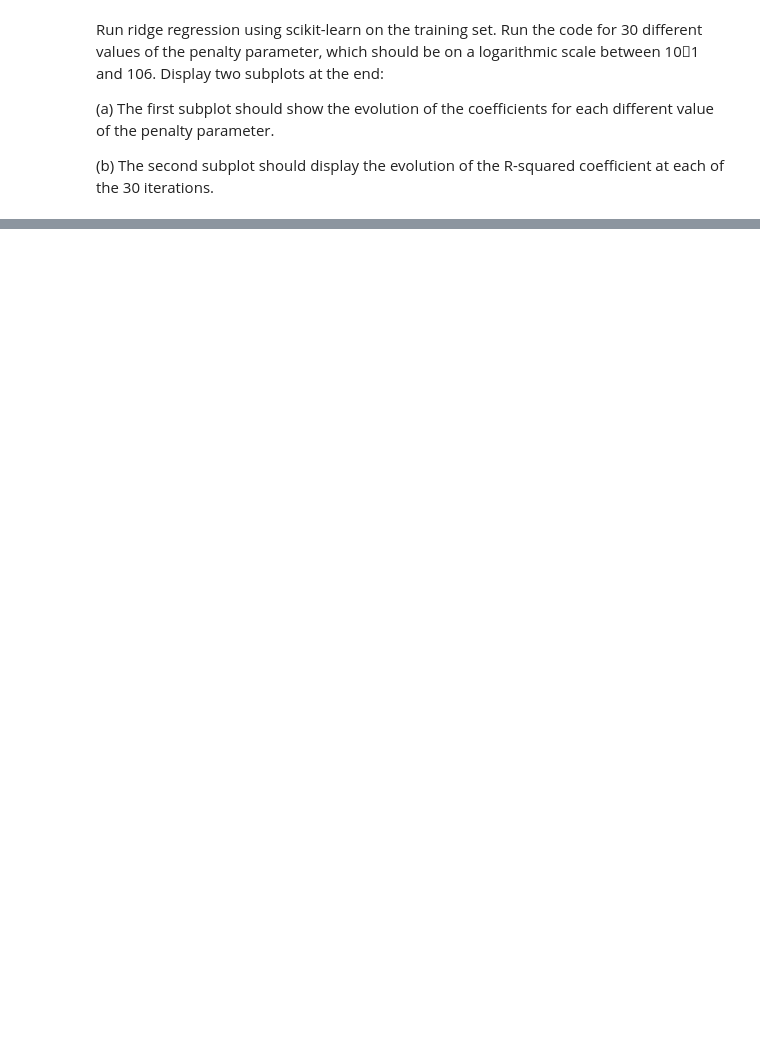
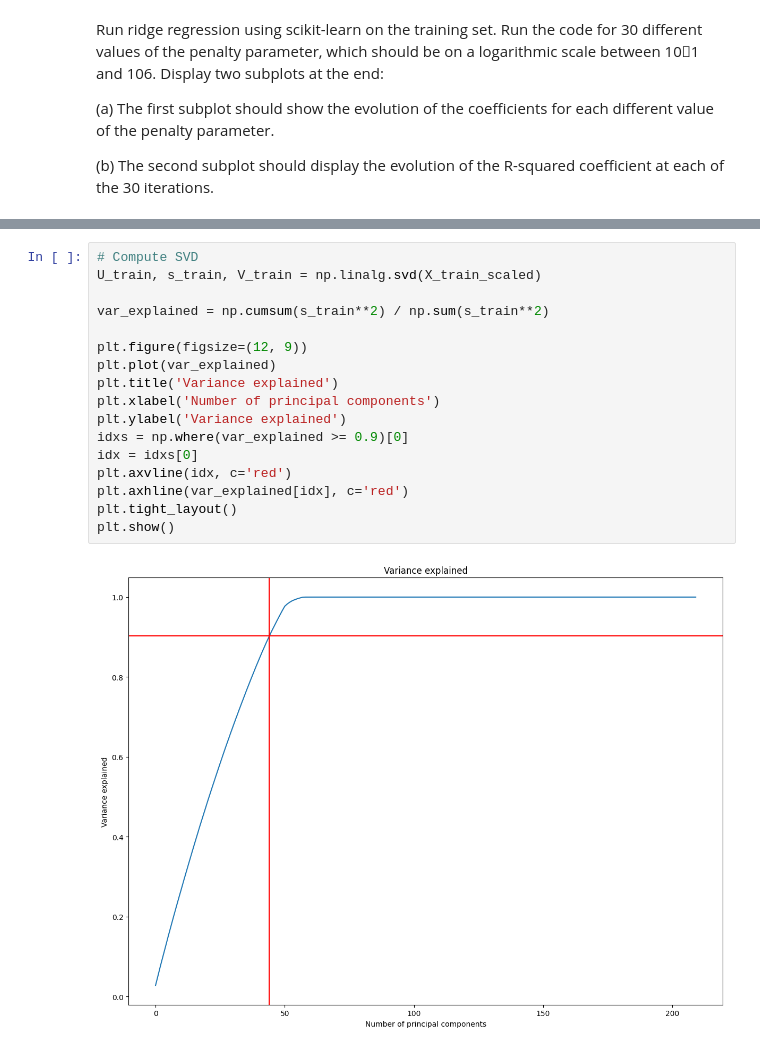
Before and after one commit to kjle/TelecomParis_Promo2025, a Jupyter notebook: SD-TSIA204/TP2/sd-tsia204_lab2_kang_jiale.ipynb, the cells around one changed output, grey strips where cells are left out. Drawn from its saved outputs; the diff is of its cells as text; blank space fills up the shorter version.

```diff
--- a/SD-TSIA204/TP2/sd-tsia204_lab2_kang_jiale.ipynb
+++ b/SD-TSIA204/TP2/sd-tsia204_lab2_kang_jiale.ipynb
@@ -232,0 +322,19 @@ Run ridge regression using scikit-learn on the training set. Run the code for 30
+# %%
+# Compute SVD
+U_train, s_train, V_train = np.linalg.svd(X_train_scaled)
+
+var_explained = np.cumsum(s_train**2) / np.sum(s_train**2)
+
+plt.figure(figsize=(12, 9))
+plt.plot(var_explained)
+plt.title('Variance explained')
+plt.xlabel('Number of principal components')
+plt.ylabel('Variance explained')
+idxs = np.where(var_explained >= 0.9)[0]
+idx = idxs[0]
+plt.axvline(idx, c='red')
+plt.axhline(var_explained[idx], c='red')
+plt.tight_layout()
+plt.show()
+# %% [output]
+[figure, added]
```
Also changed, not shown: parts of 11 cells of this notebook, 1 other file.
